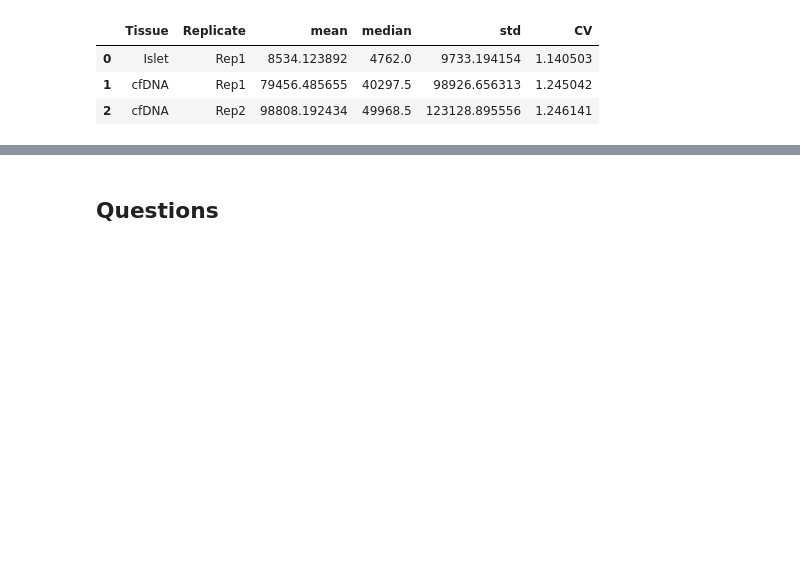
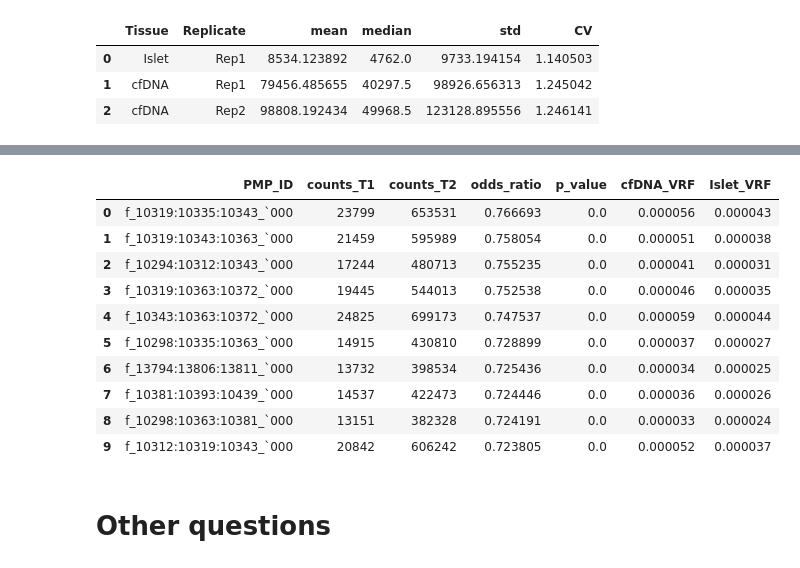
Before and after one commit to drashtishah/test, a Jupyter notebook: data_analysis.ipynb, the cells around one changed output, grey strips where cells are left out. Saved outputs shown, nothing was run; the diff lists cells and outputs as text; code cells hidden in the pictures; blank space fills up the shorter version.

Commit message:
add biomarker identification analysis

```diff
--- a/data_analysis.ipynb
+++ b/data_analysis.ipynb
@@ -185,0 +263,8 @@ plt.show()
+# %%
+# Ideally p_value should be low and odds_ratio should be high
+# p_value shows whether coverage differs beyond random chance
+# odds_ratio shows how big this difference is
+
+df_results = df_results.to_pandas()
+df_results = df_results.sort_values(by=['p_value', 'odds_ratio'], ascending=[True, False])
+df_results.head()
@@ -186,2 +278,9 @@ plt.show()
 # %%
 # Calculate the mean variant read fraction (VRF) for each PMP in both tissues
+df_merged = df_pmp.join(tissue_totals, on='Tissue', how='left').with_columns(
+    (pl.col("coverage") / pl.col("total_coverage")).alias("VRF")
+)
+df_vrf = df_merged.pivot(index='PMP_ID', on='Tissue', values='VRF')
+rename_columns = {col: col + "_VRF" for col in df_vrf.columns if col != "PMP_ID"}
+df_vrf = df_vrf.rename(rename_columns)
+df_vrf.head()
@@ -188,5 +296,26 @@ plt.show()
+# %%
+df_results_pl = pl.from_pandas(df_results)
+df_final = df_results_pl.join(df_vrf, on="PMP_ID", how='left')
+df_final = df_final.to_pandas()
+# %%
+df_final = df_final.sort_values(by=['p_value', 'odds_ratio'], ascending=[True, False])
+df_final.to_pickle(f'{RESULTS_FOLDER}/biomarker_results.pickle')
+# %%
+df_final.head(10)
+# %% [output]
+|  | PMP_ID | counts_T1 | counts_T2 | odds_ratio | p_value | cfDNA_VRF | Islet_VRF |
+| 0 | f_10319:10335:10343_`000 | 23799 | 653531 | 0.766693 | 0.0 | 0.000056 | 0.000043 |
+| 1 | f_10319:10343:10363_`000 | 21459 | 595989 | 0.758054 | 0.0 | 0.000051 | 0.000038 |
+| 2 | f_10294:10312:10343_`000 | 17244 | 480713 | 0.755235 | 0.0 | 0.000041 | 0.000031 |
+| 3 | f_10319:10363:10372_`000 | 19445 | 544013 | 0.752538 | 0.0 | 0.000046 | 0.000035 |
+| 4 | f_10343:10363:10372_`000 | 24825 | 699173 | 0.747537 | 0.0 | 0.000059 | 0.000044 |
+| 5 | f_10298:10335:10363_`000 | 14915 | 430810 | 0.728899 | 0.0 | 0.000037 | 0.000027 |
+| 6 | f_13794:13806:13811_`000 | 13732 | 398534 | 0.725436 | 0.0 | 0.000034 | 0.000025 |
+| 7 | f_10381:10393:10439_`000 | 14537 | 422473 | 0.724446 | 0.0 | 0.000036 | 0.000026 |
+| 8 | f_10298:10363:10381_`000 | 13151 | 382328 | 0.724191 | 0.0 | 0.000033 | 0.000024 |
+| 9 | f_10312:10319:10343_`000 | 20842 | 606242 | 0.723805 | 0.0 | 0.000052 | 0.000037 |
 # %% [markdown]
-## Questions
+# Other questions
 # %%
 # How does sequencing depth affect specificity confidence?
 # %%
```
Also changed, not shown: parts of 14 cells of this notebook, 6 other files.
